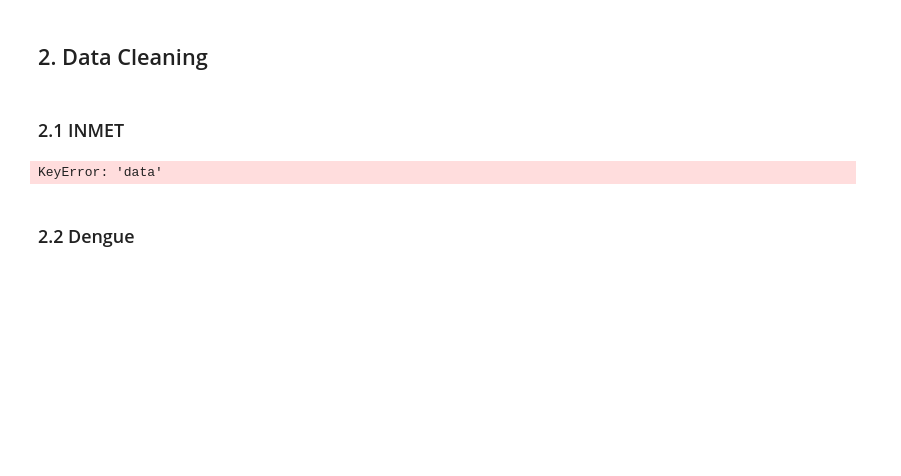
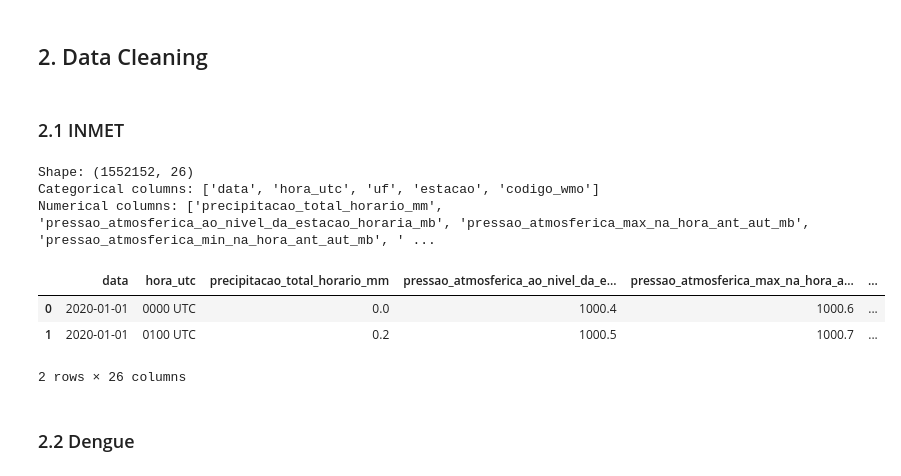
Before and after one commit to gabrielacmacc/cd-trabfinal, a Jupyter notebook: notebooks/dengue.ipynb, the cells around one changed output. Saved outputs shown, nothing was run; the diff lists cells and outputs as text; code cells hidden in the pictures; blank space fills up the shorter version.

```diff
--- a/notebooks/dengue.ipynb
+++ b/notebooks/dengue.ipynb
@@ -129,25 +134,30 @@ from src.data.preprocess import (
 # %%
 inmet_clean = (
     inmet
     .pipe(normalize_column_names)
     .pipe(cast_br_numeric_columns)
     .pipe(cast_sim_nao)
     .pipe(handle_missing)
     .pipe(drop_columns, [])
     .assign(
         data=lambda df: parse_dates(df["data"], fmt="%Y/%m/%d"),
-        data_de_fundacao=lambda df: parse_dates(df["data_de_fundacao"], fmt="%d/%m/%y"),
         estacao=lambda df: df["estacao"].str.strip().str.upper(),
     )
 )
 
 cat_inmet, num_inmet = split_categorical_numerical(inmet_clean)
 print("Shape:", inmet_clean.shape)
 print("Categorical columns:", cat_inmet.columns.tolist())
 print("Numerical columns:", num_inmet.columns.tolist())
 inmet_clean.head(2)
 # %% [output]
-KeyError: 'data'
+Shape: (1552152, 26)
+Categorical columns: ['data', 'hora_utc', 'uf', 'estacao', 'codigo_wmo']
+Numerical columns: ['precipitacao_total_horario_mm', 'pressao_atmosferica_ao_nivel_da_estacao_horaria_mb', 'pressao_atmosferica_max_na_hora_ant_aut_mb', 'pressao_atmosferica_min_na_hora_ant_aut_mb', ' ...
+|  | data | hora_utc | precipitacao_total_horario_mm | pressao_atmosferica_ao_nivel_da_e... | pressao_atmosferica_max_na_hora_a... | ... |
+| 0 | 2020-01-01 | 0000 UTC | 0.0 | 1000.4 | 1000.6 | ... |
+| 1 | 2020-01-01 | 0100 UTC | 0.2 | 1000.5 | 1000.7 | ... |
+2 rows × 26 columns
 # %% [markdown]
 ### 2.2 Dengue
 # %%
```
Also changed, not shown: parts of 14 cells of this notebook, 9 other files.
